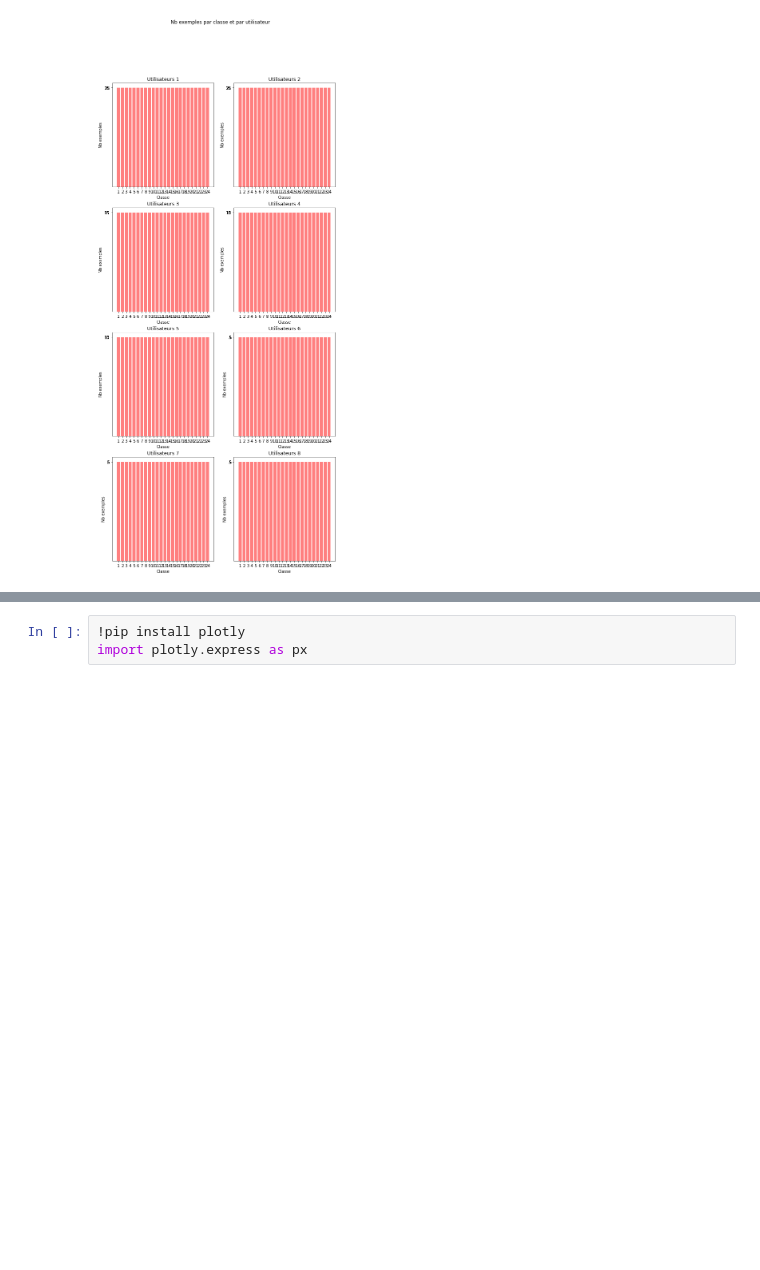
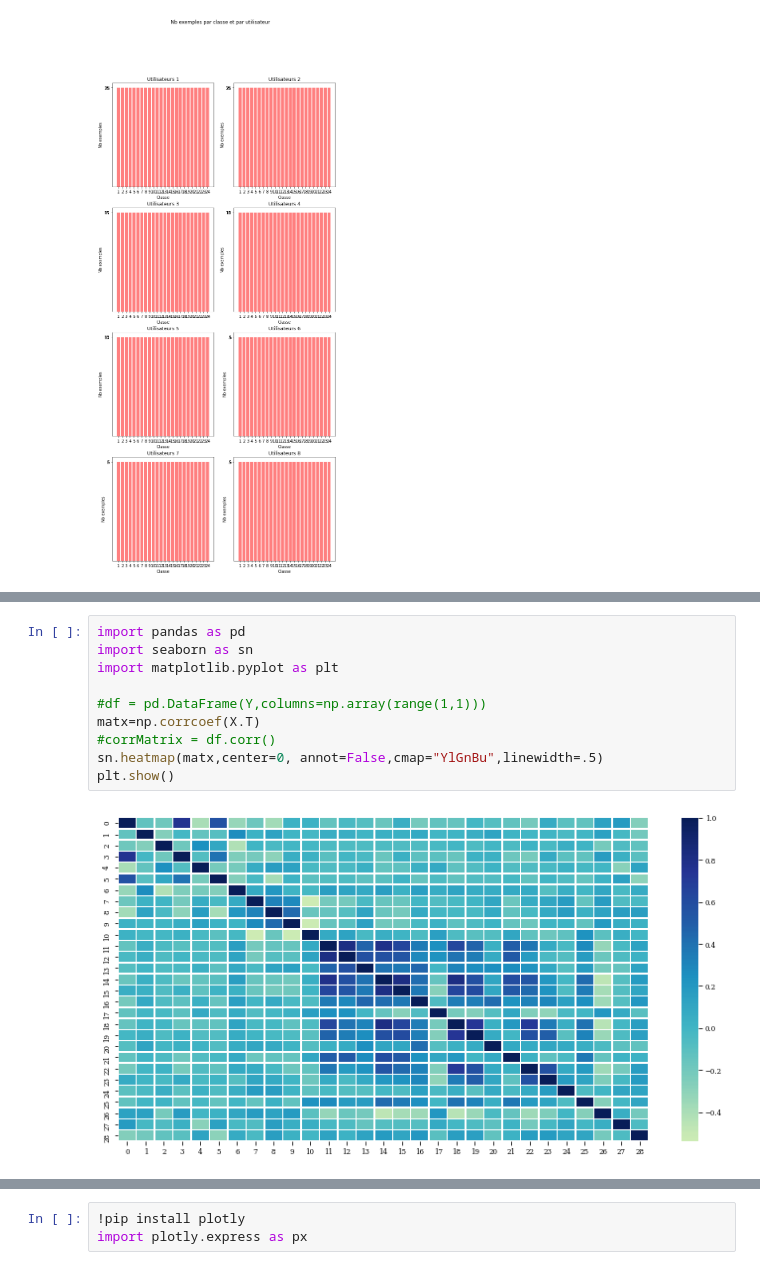
Before and after one commit to NajwaMoursli/ML, a Jupyter notebook: Projet_ML.ipynb, the cells around one changed output, grey strips where cells are left out. Cells and saved outputs as stored; diff of their text form; blank space fills up the shorter version.

```diff
--- a/Projet_ML.ipynb
+++ b/Projet_ML.ipynb
@@ -402,0 +456,12 @@ plt.show()
+# %%
+import pandas as pd
+import seaborn as sn
+import matplotlib.pyplot as plt
+
+#df = pd.DataFrame(Y,columns=np.array(range(1,1)))
+matx=np.corrcoef(X.T)
+#corrMatrix = df.corr()
+sn.heatmap(matx,center=0, annot=False,cmap="YlGnBu",linewidth=.5)
+plt.show()
+# %% [output]
+[figure, added]
```
Also changed, not shown: parts of 51 cells of this notebook.
